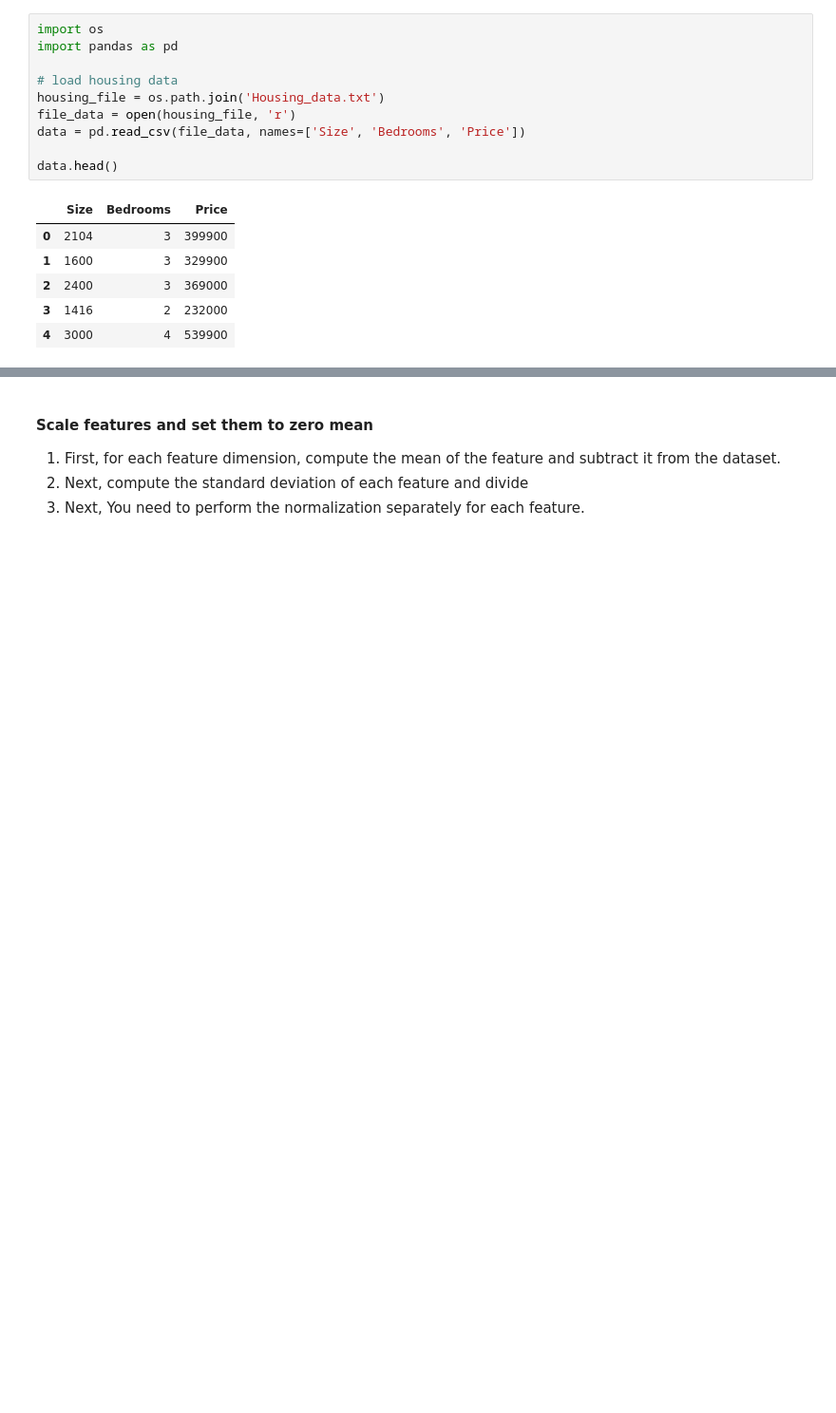
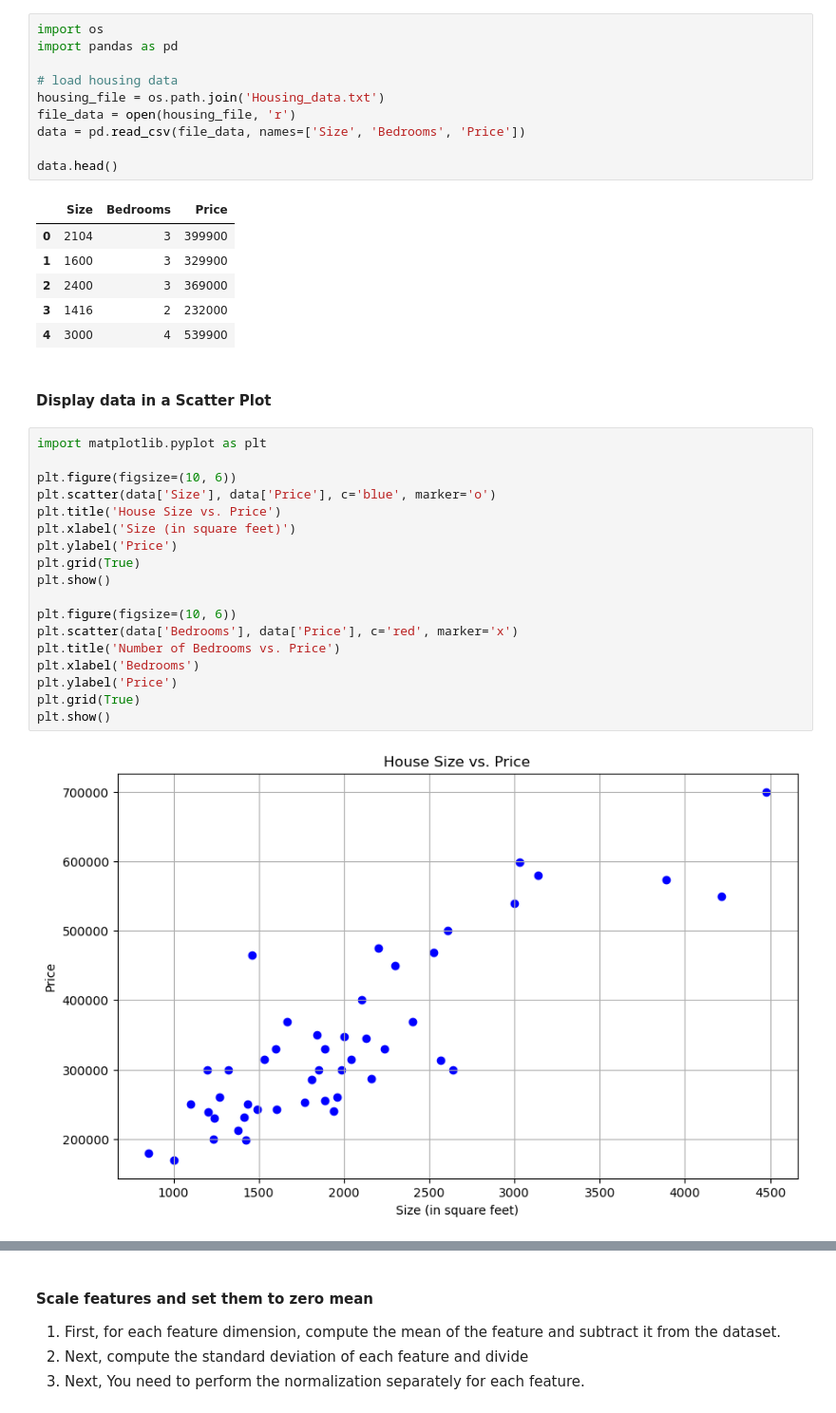
Before and after one commit to oxd1005/ML-480, a Jupyter notebook: Housing-Regression/Housing_model.ipynb, the cells around one changed output, grey strips where cells are left out. Shown: that part at 95% size. Saved outputs shown, nothing was run; the diff lists cells and outputs as text; blank space fills up the shorter version.

```diff
--- a/Housing-Regression/Housing_model.ipynb
+++ b/Housing-Regression/Housing_model.ipynb
@@ -17,3 +19,25 @@ data.head()
 | 2 | 2400 | 3 | 369000 |
 | 3 | 1416 | 2 | 232000 |
 | 4 | 3000 | 4 | 539900 |
+# %% [markdown]
+#### Display data in a Scatter Plot
+# %%
+import matplotlib.pyplot as plt
+
+plt.figure(figsize=(10, 6))
+plt.scatter(data['Size'], data['Price'], c='blue', marker='o')
+plt.title('House Size vs. Price')
+plt.xlabel('Size (in square feet)')
+plt.ylabel('Price')
+plt.grid(True)
+plt.show()
+
+plt.figure(figsize=(10, 6))
+plt.scatter(data['Bedrooms'], data['Price'], c='red', marker='x')
+plt.title('Number of Bedrooms vs. Price')
+plt.xlabel('Bedrooms')
+plt.ylabel('Price')
+plt.grid(True)
+plt.show()
+# %% [output]
+[figure, added]
```
Also changed, not shown: parts of 6 cells of this notebook.
